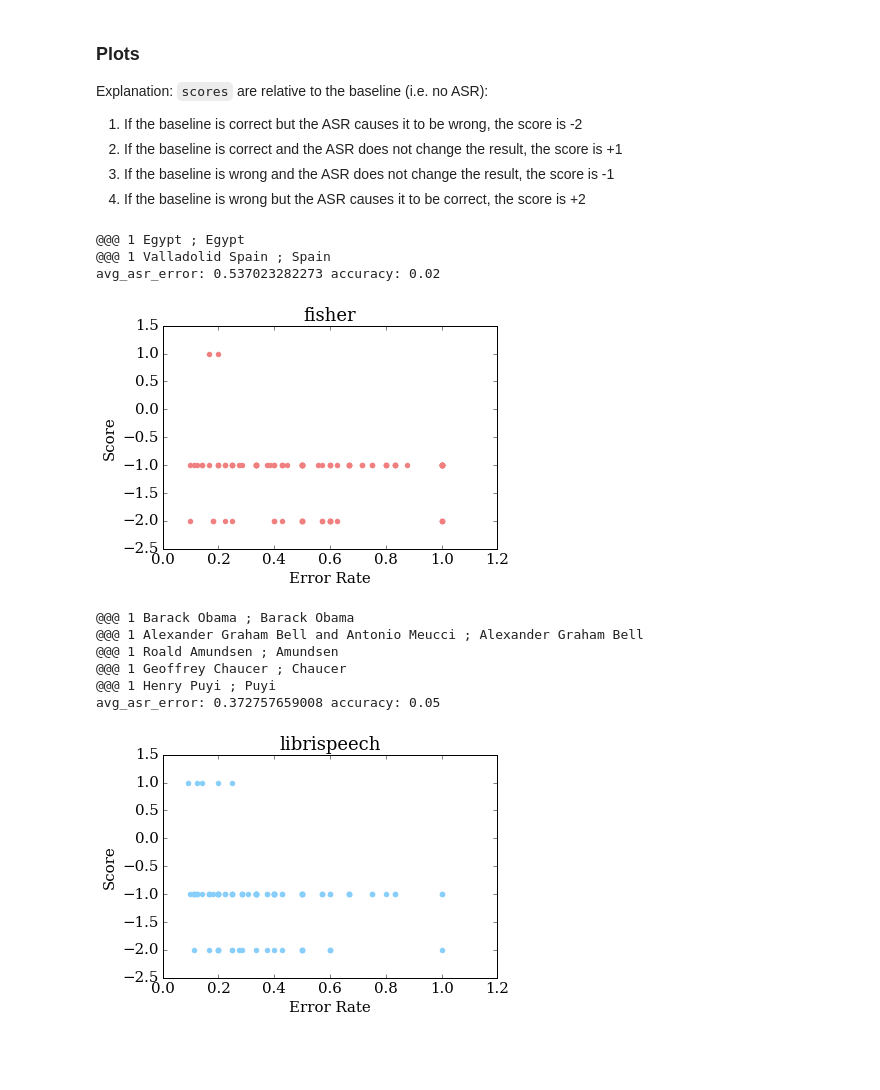
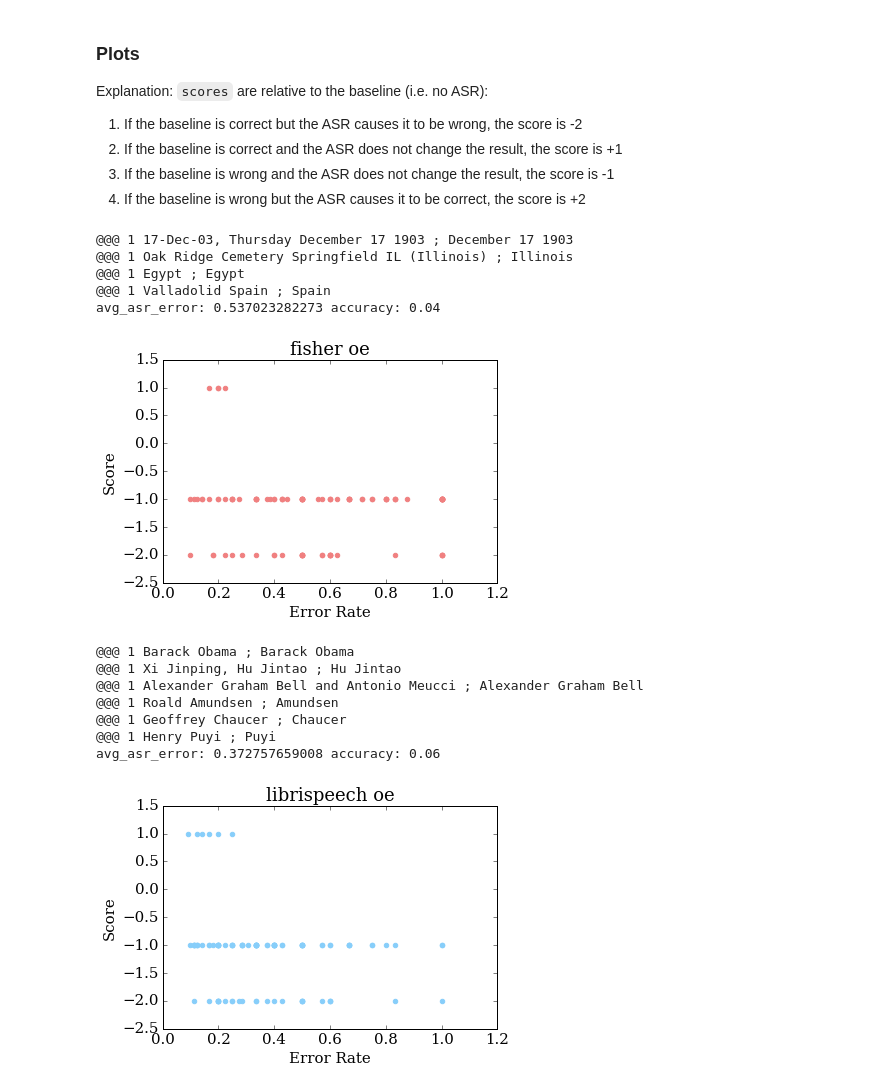
Before and after one commit to yunshengb/research, a Jupyter notebook: exp/asr_qa/analyze.ipynb, the cells around one changed output. Drawn from its saved outputs; the diff is of its cells as text; code cells hidden in the pictures; blank space fills up the shorter version.

Commit message:
ASR-QA: Add Google QA data

```diff
--- a/exp/asr_qa/analyze.ipynb
+++ b/exp/asr_qa/analyze.ipynb
@@ -64,12 +68,11 @@ def add_double_quotes(file_path):
         second = line.split(',')[1:]
         second = ''.join(x for x in second)
         print(process_str(first) + ',' + process_str(second))
+
 # Normalize the following files.
-# add_double_quotes('qa_result_fisher.txt')
-# add_double_quotes('qa_result_librispeech.txt')
-# add_double_quotes('qa_result_tedlium.txt')
-# add_double_quotes('qa_result_regular.txt')
-# add_double_quotes('text/query.txt')
+files_to_normaliz = []
+for file_path in files_to_normaliz:
+    add_double_quotes(file_path)
 # %%
 # Returns a DataFrame from the file with the following format:
 # <query>,<answer>
@@ -124,8 +137,10 @@ data = data.join(get_df_from_qa_result('qa_result_regular.txt', 'regular_answer'
 Let's print it out!
 # %%
 from IPython.display import display
-data = data[['query', 'answer', 'regular_answer', 'fisher_transcript', 'fisher_answer', \
-             'librispeech_transcript', 'librispeech_answer', 'tedlium_transcript', 'tedlium_answer']]
+data = data[['query', 'answer', 'answer_regular_oe', 'answer_regular_google',  \
+             'transcript_fisher', 'answer_fisher_oe', 'answer_fisher_google', \
+             'transcript_librispeech', 'answer_librispeech_oe', 'answer_librispeech_google', \
+             'transcript_tedlium', 'answer_tedlium_oe', 'answer_tedlium_google']]
 display(data[0:5])
 data.to_csv('data.txt')
 # %% [output]
@@ -155,18 +170,18 @@ def answer_is_correct(answer, correct_answer):
     return answer.lower() in correct_answer.lower()
 
 # Analyzes the data for the specified ASR and returns the statistics.
-def analyze(data, asr_name):
+def analyze(data, asr_name, qa_name, verbose=True):
     size = data.shape[0]
     asr_errors = np.zeros(size)
-    for j, transcript in enumerate(data[asr_name + '_transcript']):
+    for j, transcript in enumerate(data['_'.join(['transcript', asr_name])]):
         asr_errors[j] = error_rate(data['query'][j], transcript)
     scores = np.zeros(size)
     relative_scores = np.zeros(size)
     regular_result = np.zeros(size)
     result = np.zeros(size)
-    for j, answer in enumerate(data[asr_name + '_answer']):
+    for j, answer in enumerate(data['_'.join(['answer', asr_name, qa_name])]):
         correct_answer = data['answer'][j]
-        regular_answer = data['regular_answer'][j]
+        regular_answer = data['_'.join(['answer', 'regular', qa_name])][j]
         if answer_is_correct(regular_answer, correct_answer):
             # Regualr is correct.
             regular_result[j] = 1
@@ -177,7 +192,8 @@ def analyze(data, asr_name):
 #                 print('@@@ -2', j, asr_errors[j])
             else:
                 # Still correct.
-                print('@@@ 1', correct_answer, ';', answer)
+                if verbose:
+                    print('@@@ 1', correct_answer, ';', answer)
                 scores[j] = 1
                 relative_scores[j] = 1
                 result[j] = 1
@@ -189,27 +205,28 @@ def analyze(data, asr_name):
                 relative_scores[j] = -1
             else:
                 # Become correct!
-                print('@@@ 2', correct_answer, ';', answer)
+                if verbose:
+                    print('@@@ 2', correct_answer, ';', answer)
                 scores[j] = 1
                 relative_scores[j] = 2
                 result[j] = 1
 
     accuracy = np.count_nonzero(result) / result.size
     print('avg_asr_error:', asr_errors.mean(), 'accuracy:', accuracy)
-    return {'asr_name': asr_name, 'asr_errors': asr_errors, \
+    return {'asr_name': asr_name, 'qa_name': qa_name, 'asr_errors': asr_errors, \
             'avg_asr_error': asr_errors.mean(), \
             'relative_scores': relative_scores, \
             'regular_result': regular_result, 'result': result, \
             'accuracy': accuracy}
 
 # Plot.
-def plot(color, asr_name, asr_errors, relative_scores, **extras):
+def plot(color, asr_name, qa_name, asr_errors, relative_scores, **extras):
     fig = plt.figure()
     plt.rc("font", family="serif")
     plt.rc("font", size=15)
     plt.xlabel('Error Rate')
     plt.ylabel('Score')
-    plt.title(asr_name)
+    plt.title(' '.join([asr_name, qa_name]))
     plt.scatter(asr_errors, relative_scores, label=asr_name, color=color)
 # %% [markdown]
 ### Plots
@@ -220,22 +237,25 @@ Explanation: `scores` are relative to the baseline (i.e. no ASR):
 2. If the baseline is wrong but the ASR causes it to be correct, the score is +2
 # %%
 stats_list = []
-stats_list.append(analyze(data, 'fisher'))
+stats_list.append(analyze(data, 'fisher', 'oe'))
 plot('lightcoral', **stats_list[-1])
 # %% [output]
+@@@ 1 17-Dec-03, Thursday December 17 1903 ; December 17 1903
+@@@ 1 Oak Ridge Cemetery Springfield IL (Illinois) ; Illinois
 @@@ 1 Egypt ; Egypt
 @@@ 1 Valladolid Spain ; Spain
-avg_asr_error: 0.537023282273 accuracy: 0.02
+avg_asr_error: 0.537023282273 accuracy: 0.04
-[figure, old version]
+[figure, new version]
 # %%
-stats_list.append(analyze(data, 'librispeech'))
+stats_list.append(analyze(data, 'librispeech', 'oe'))
 plot('lightskyblue', **stats_list[-1])
 # %% [output]
 @@@ 1 Barack Obama ; Barack Obama
+@@@ 1 Xi Jinping, Hu Jintao ; Hu Jintao
 @@@ 1 Alexander Graham Bell and Antonio Meucci ; Alexander Graham Bell
 @@@ 1 Roald Amundsen ; Amundsen
 @@@ 1 Geoffrey Chaucer ; Chaucer
 @@@ 1 Henry Puyi ; Puyi
-avg_asr_error: 0.372757659008 accuracy: 0.05
+avg_asr_error: 0.372757659008 accuracy: 0.06
-[figure, old version]
+[figure, new version]
 # %%
```
Also changed, not shown: parts of 12 cells of this notebook, 12 other files.
